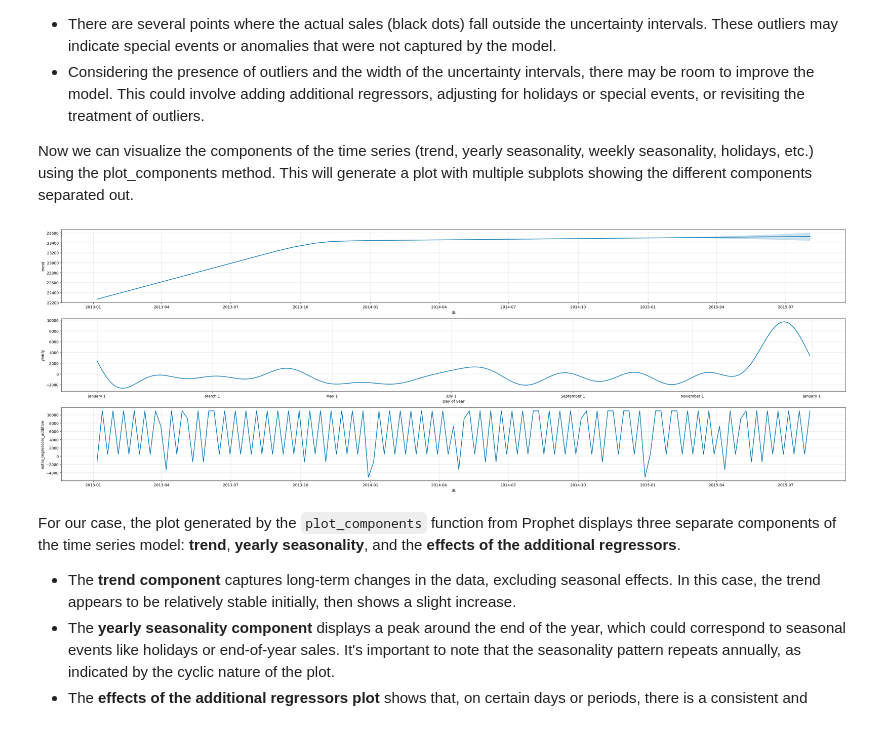
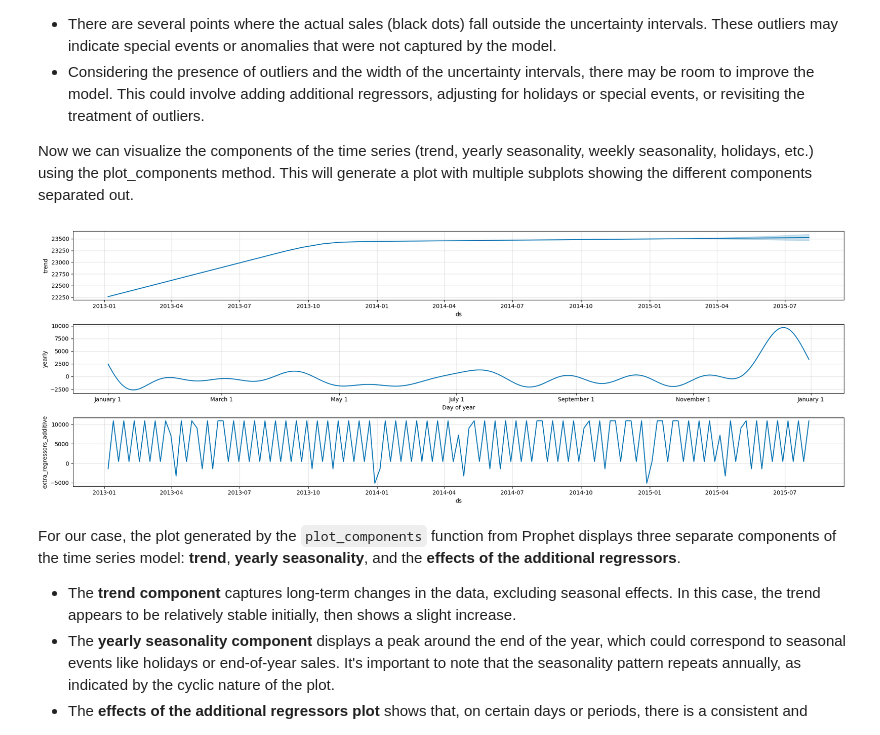
Before and after one commit to TheCamilovisk/RossmannSalesForecasting, a Jupyter notebook: 02 - Prophet_model.ipynb, the cells around one changed output. Cells and saved outputs as stored; diff of their text form; code cells hidden in the pictures.

```diff
--- a/02 - Prophet_model.ipynb
+++ b/02 - Prophet_model.ipynb
@@ -274,9 +274,9 @@ By analysing the plot we can conclude:
 
 Now we can visualize the components of the time series (trend, yearly seasonality, weekly seasonality, holidays, etc.) using the plot_components method. This will generate a plot with multiple subplots showing the different components separated out.
 # %%
-prophet_model.plot_components(forecast, figsize=(30, 10));
+prophet_model.plot_components(forecast, figsize=(20, 7));
 # %% [output]
-[figure, old version]
+[figure, new version]
 # %% [markdown]
 For our case, the plot generated by the `plot_components` function from Prophet displays three separate components of the time series model: **trend**, **yearly seasonality**, and the **effects of the additional regressors**.
 - The **trend component** captures long-term changes in the data, excluding seasonal effects. In this case, the trend appears to be relatively stable initially, then shows a slight increase.
```
Also changed, not shown: parts of 5 cells of this notebook.
